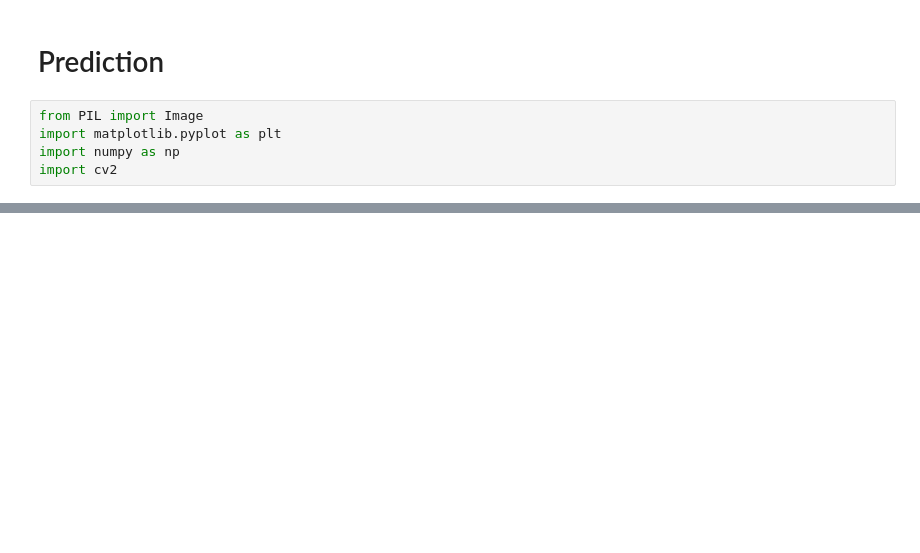
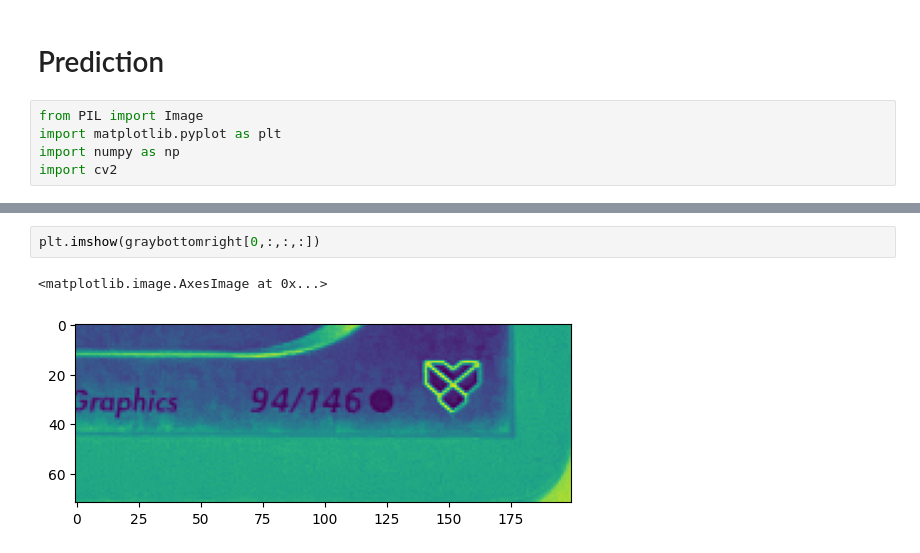
Before and after one commit to AoesJP/project_pokereader, a Jupyter notebook: notebooks/estelle_workspace/estelle_clean.ipynb, the cells around one changed output, grey strips where cells are left out. Cells and saved outputs as stored; diff of their text form; blank space fills up the shorter version.

```diff
--- a/notebooks/estelle_workspace/estelle_clean.ipynb
+++ b/notebooks/estelle_workspace/estelle_clean.ipynb
@@ -124 +224,6 @@ graybottomleft, graybottomright = crop_card(new_array)
+# %%
+plt.imshow(graybottomright[0,:,:,:])
+# %% [output]
+<matplotlib.image.AxesImage at 0x...>
+[figure, added]
 # %%
```
Also changed, not shown: parts of 18 cells of this notebook, 7 other files.
